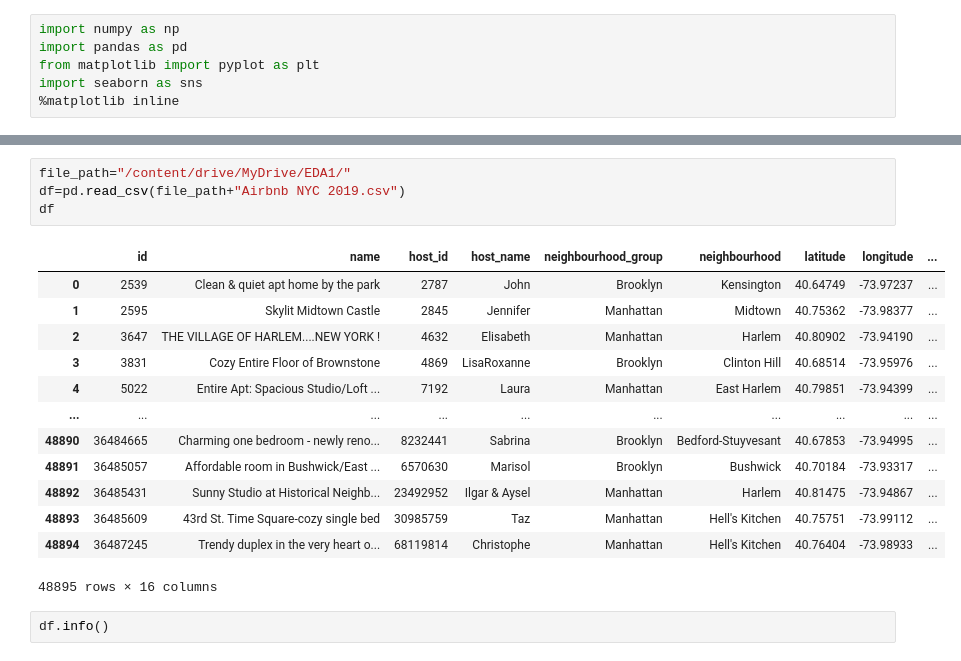
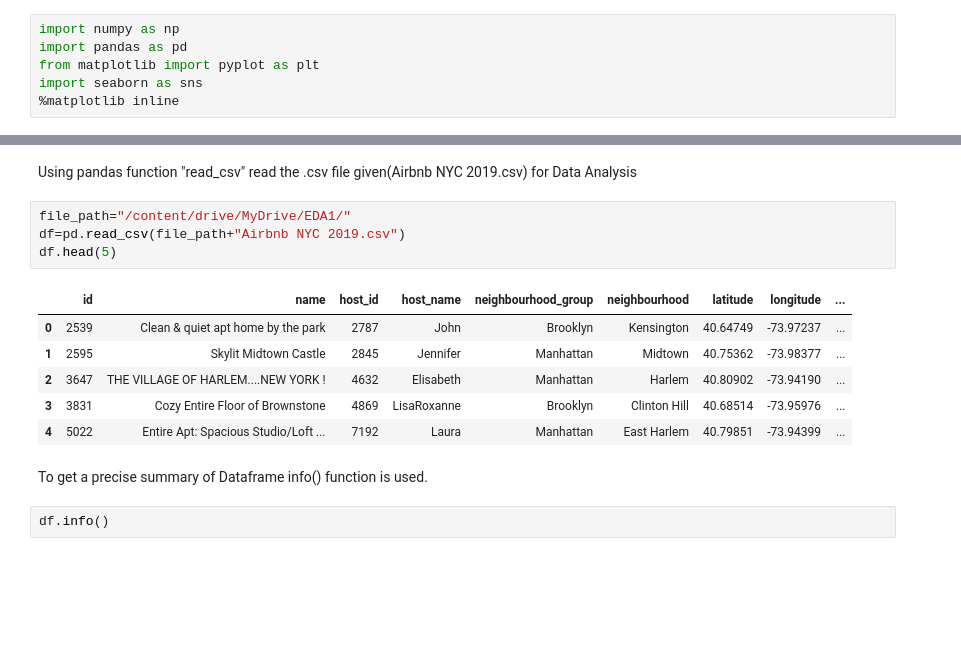
Before and after one commit to sneraikar/Airbnb-Bookings-Analysis, a Jupyter notebook: Airbnb_Bookings_Analysis_Capstone_Project_Solution.ipynb, the cells around one changed output, grey strips where cells are left out. Drawn from its saved outputs; the diff is of its cells as text; blank space fills up the shorter version.

```diff
--- a/Airbnb_Bookings_Analysis_Capstone_Project_Solution.ipynb
+++ b/Airbnb_Bookings_Analysis_Capstone_Project_Solution.ipynb
@@ -24,21 +34,18 @@ Drive already mounted at /content/drive; to attempt to forcibly remount, call dr
+# %% [markdown]
+Using pandas function "read_csv" read the .csv file given(Airbnb NYC 2019.csv) for Data Analysis
 # %%
 file_path="/content/drive/MyDrive/EDA1/"
 df=pd.read_csv(file_path+"Airbnb NYC 2019.csv")
-df
+df.head(5)
 # %% [output]
 |  | id | name | host_id | host_name | neighbourhood_group | neighbourhood | latitude | longitude | ... |
 | 0 | 2539 | Clean & quiet apt home by the park | 2787 | John | Brooklyn | Kensington | 40.64749 | -73.97237 | ... |
 | 1 | 2595 | Skylit Midtown Castle | 2845 | Jennifer | Manhattan | Midtown | 40.75362 | -73.98377 | ... |
 | 2 | 3647 | THE VILLAGE OF HARLEM....NEW YORK ! | 4632 | Elisabeth | Manhattan | Harlem | 40.80902 | -73.94190 | ... |
 | 3 | 3831 | Cozy Entire Floor of Brownstone | 4869 | LisaRoxanne | Brooklyn | Clinton Hill | 40.68514 | -73.95976 | ... |
 | 4 | 5022 | Entire Apt: Spacious Studio/Loft ... | 7192 | Laura | Manhattan | East Harlem | 40.79851 | -73.94399 | ... |
-| ... | ... | ... | ... | ... | ... | ... | ... | ... | ... |
-| 48890 | 36484665 | Charming one bedroom - newly reno... | 8232441 | Sabrina | Brooklyn | Bedford-Stuyvesant | 40.67853 | -73.94995 | ... |
-| 48891 | 36485057 | Affordable room in Bushwick/East ... | 6570630 | Marisol | Brooklyn | Bushwick | 40.70184 | -73.93317 | ... |
-| 48892 | 36485431 | Sunny Studio at Historical Neighb... | 23492952 | Ilgar & Aysel | Manhattan | Harlem | 40.81475 | -73.94867 | ... |
-| 48893 | 36485609 | 43rd St. Time Square-cozy single bed | 30985759 | Taz | Manhattan | Hell's Kitchen | 40.75751 | -73.99112 | ... |
-| 48894 | 36487245 | Trendy duplex in the very heart o... | 68119814 | Christophe | Manhattan | Hell's Kitchen | 40.76404 | -73.98933 | ... |
-48895 rows × 16 columns
+# %% [markdown]
+To get a precise summary of Dataframe info() function is used.
 # %%
 df.info()
 # %% [output]
```
Also changed, not shown: parts of 11 cells of this notebook.
